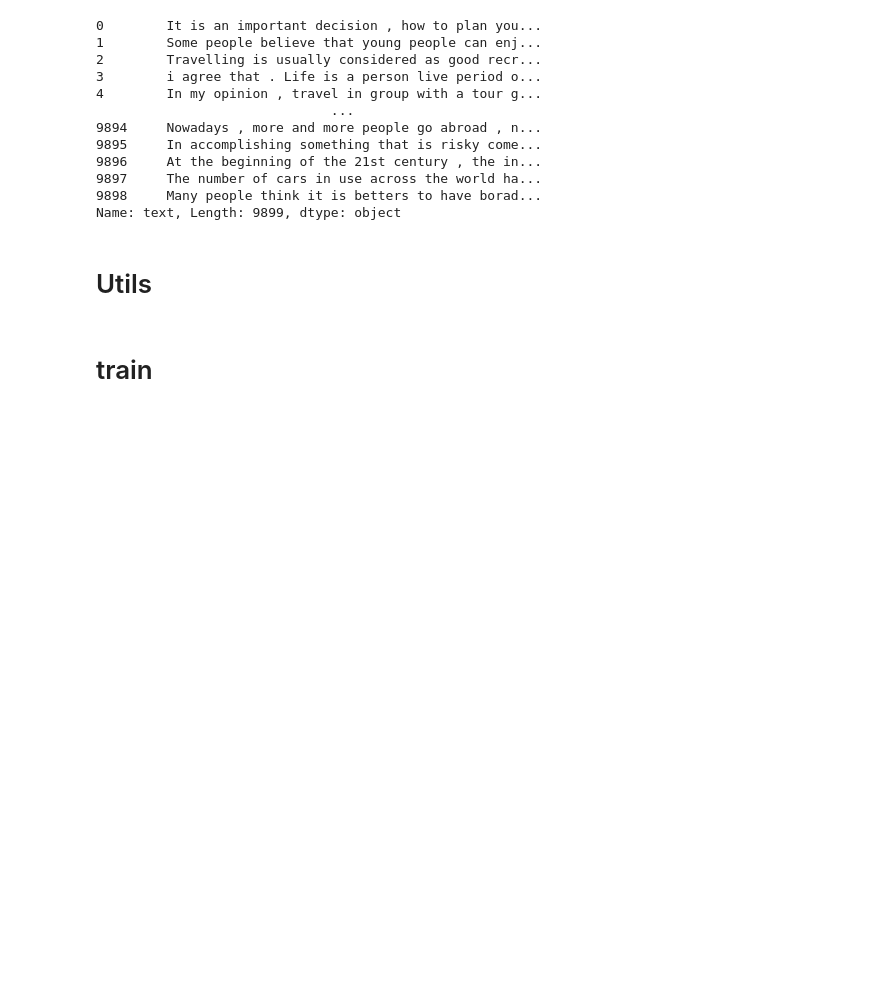
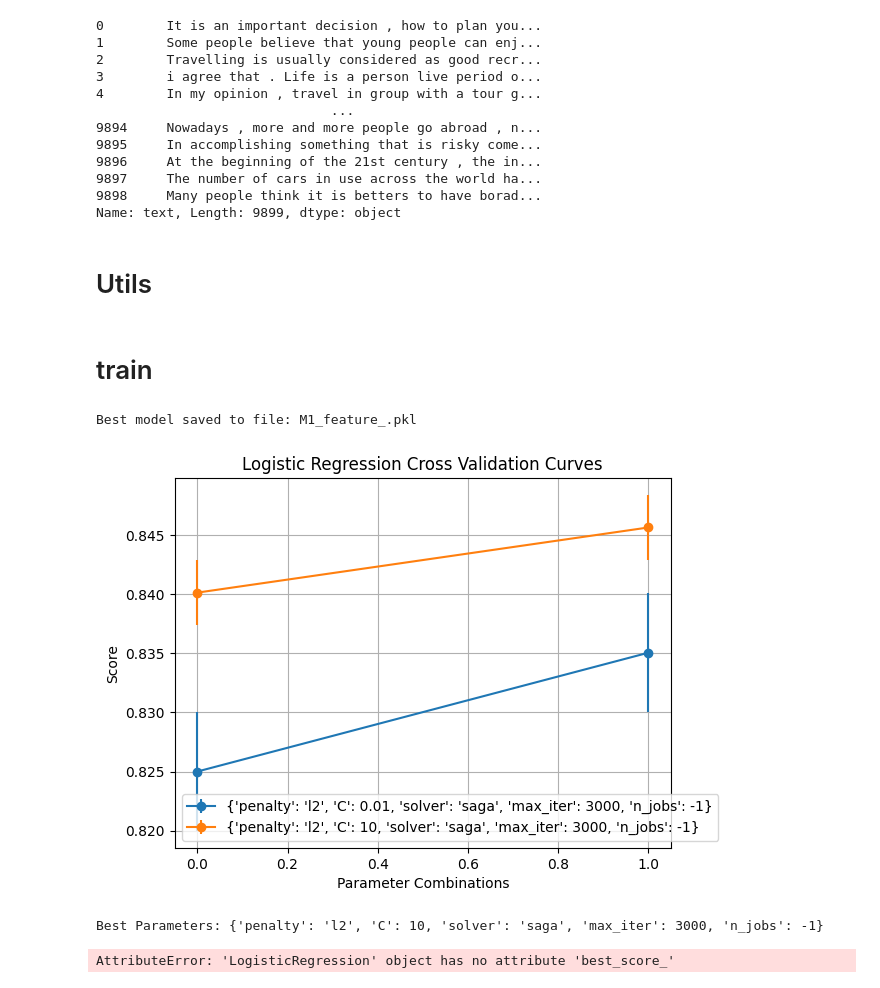
Before and after one commit to abdellah-idris/NLI, a Jupyter notebook: lets_do_final_models.ipynb, the cells around one changed output. Cells and saved outputs as stored; diff of their text form; code cells hidden in the pictures; blank space fills up the shorter version.

```diff
--- a/lets_do_final_models.ipynb
+++ b/lets_do_final_models.ipynb
@@ -432,3 +450,67 @@ print("Meilleur score :", grid_search.best_score_)
+# %%
+import numpy as np
+import matplotlib.pyplot as plt
+from sklearn.model_selection import GridSearchCV
+from sklearn.model_selection import cross_val_score
+from sklearn.linear_model import LogisticRegression
+import joblib
+
+def plot_cross_validation_curves(estimator, X, y, param_grid, title, scoring='accuracy', cv=3):
+    plt.figure()
+    plt.title(title)
+    plt.xlabel("Parameter Combinations")
+    plt.ylabel("Score")
+    plt.grid()
+
+    best_score = float('-inf')
+    best_model = None
+    best_params = None
+
+    for param_combination in param_grid:
+        # Set the hyperparameters for this combination
+        estimator.set_params(**param_combination)
+
+        # Perform cross-validation and get scores
+        scores = cross_val_score(estimator, X, y, scoring=scoring, cv=cv)
+        mean_score = np.mean(scores)
+        std_score = np.std(scores)
+
+        # Plot the scores
+        plt.errorbar(range(len(scores)), scores, yerr=std_score, fmt='o-', label=str(param_combination))
+
+        # Update best model if necessary
+        if mean_score > best_score:
+            best_score = mean_score
+            best_params = param_combination
+            best_model = estimator.fit(X, y)
+
+    plt.legend(loc="best")
+
+    # Save the best model to a file
+    joblib.dump(best_model, 'M1_feature_.pkl')
+    print("Best model saved to file: M1_feature_.pkl")
+
+    return plt, best_model, best_params
+
+# Example usage:
+lr_param_grid = [
+    {'penalty': 'l2', 'C': 0.01, 'solver': 'saga', 'max_iter': 3000, 'n_jobs': -1},
+    {'penalty': 'l2', 'C': 10, 'solver': 'saga', 'max_iter': 3000, 'n_jobs': -1},
+]
+
+lr_model = LogisticRegression(random_state=42)
+
+# Example call
+plt, best_model, best_params = plot_cross_validation_curves(lr_model, X_train, y_train.values.ravel(), lr_param_grid, "Logistic Regression Cross Validation Curves", scoring='accuracy', cv=2)
+plt.show()
+
+print("Best Parameters:", best_params)
+print("Best Score:", best_model.best_score_)
+# %% [output]
+Best model saved to file: M1_feature_.pkl
+[figure, added]
+Best Parameters: {'penalty': 'l2', 'C': 10, 'solver': 'saga', 'max_iter': 3000, 'n_jobs': -1}
+AttributeError: 'LogisticRegression' object has no attribute 'best_score_'
 # %%
 from sklearn.metrics import precision_recall_fscore_support, accuracy_score
 
```
Also changed, not shown: parts of 10 cells of this notebook, 1 other file.
